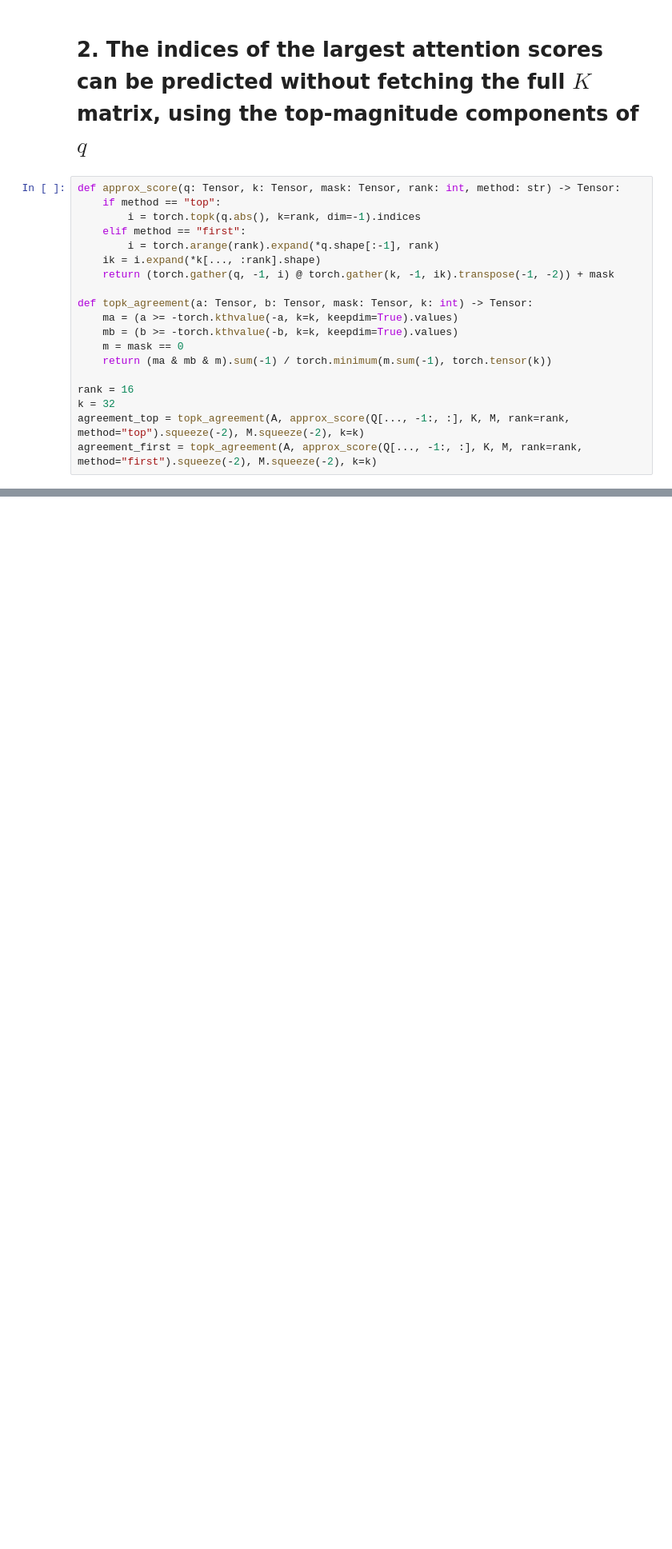
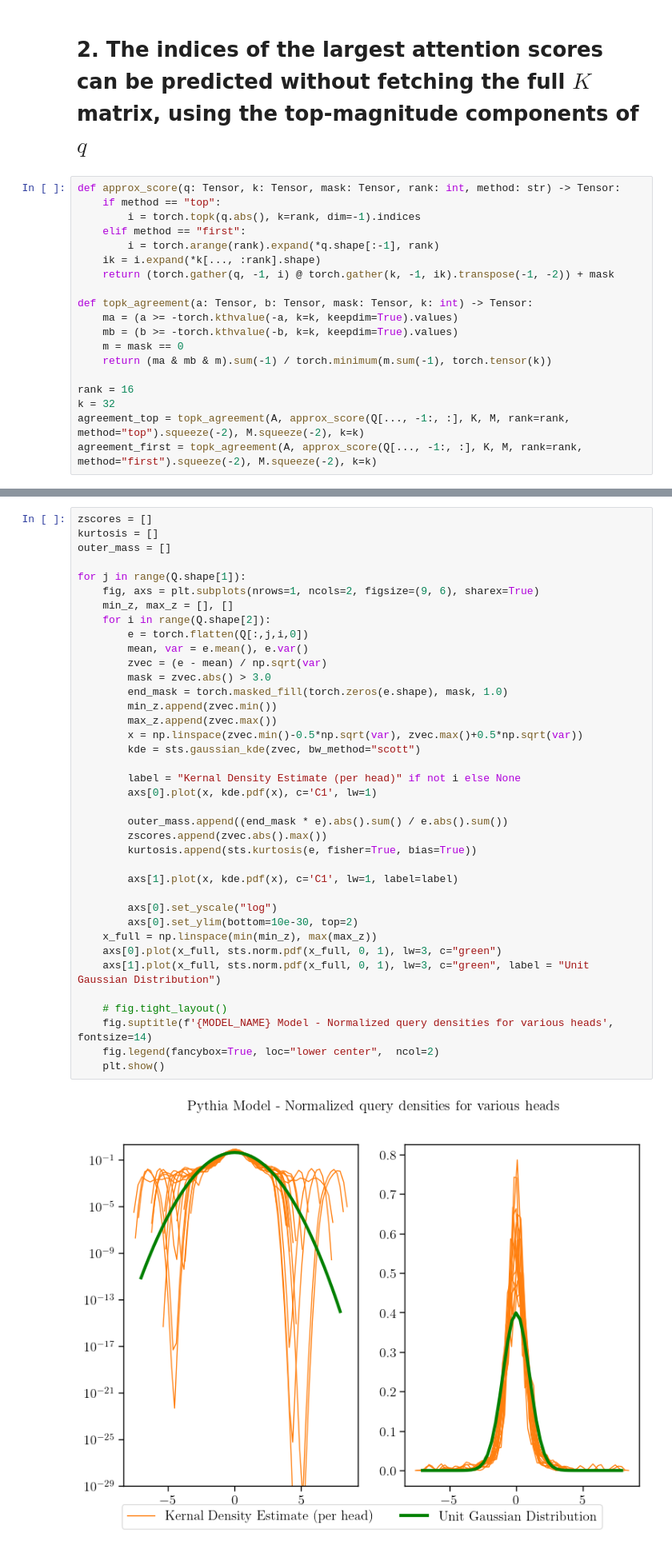
Before and after one commit to graphcore-research/llm-inference-research, a Jupyter notebook: 2023-sparse-attention/rmoe-73-paper/Analysis.ipynb, the cells around one changed output, grey strips where cells are left out. Shown at 80% size. Cells and saved outputs as stored; diff of their text form; blank space fills up the shorter version.

```diff
--- a/2023-sparse-attention/rmoe-73-paper/Analysis.ipynb
+++ b/2023-sparse-attention/rmoe-73-paper/Analysis.ipynb
@@ -129,0 +227,40 @@ plt.savefig("out/approximation_overlap_distribution.pdf", bbox_inches="tight");
+# %%
+zscores = []
+kurtosis = []
+outer_mass = []
+
+for j in range(Q.shape[1]):
+    fig, axs = plt.subplots(nrows=1, ncols=2, figsize=(9, 6), sharex=True)
+    min_z, max_z = [], []
+    for i in range(Q.shape[2]):
+        e = torch.flatten(Q[:,j,i,0])
+        mean, var = e.mean(), e.var()
+        zvec = (e - mean) / np.sqrt(var)
+        mask = zvec.abs() > 3.0
+        end_mask = torch.masked_fill(torch.zeros(e.shape), mask, 1.0)
+        min_z.append(zvec.min())
+        max_z.append(zvec.max())
+        x = np.linspace(zvec.min()-0.5*np.sqrt(var), zvec.max()+0.5*np.sqrt(var))
+        kde = sts.gaussian_kde(zvec, bw_method="scott")
+
+        label = "Kernal Density Estimate (per head)" if not i else None
+        axs[0].plot(x, kde.pdf(x), c='C1', lw=1)
+
+        outer_mass.append((end_mask * e).abs().sum() / e.abs().sum())
+        zscores.append(zvec.abs().max())
+        kurtosis.append(sts.kurtosis(e, fisher=True, bias=True))
+
+        axs[1].plot(x, kde.pdf(x), c='C1', lw=1, label=label)
+
+        axs[0].set_yscale("log")
+        axs[0].set_ylim(bottom=10e-30, top=2)
+    x_full = np.linspace(min(min_z), max(max_z))
+    axs[0].plot(x_full, sts.norm.pdf(x_full, 0, 1), lw=3, c="green")
+    axs[1].plot(x_full, sts.norm.pdf(x_full, 0, 1), lw=3, c="green", label = "Unit Gaussian Distribution")
+
+    # fig.tight_layout()
+    fig.suptitle(f'{MODEL_NAME} Model - Normalized query densities for various heads', fontsize=14)
+    fig.legend(fancybox=True, loc="lower center",  ncol=2)
+    plt.show()
+# %% [output]
+[figure, added]
```
Also changed, not shown: parts of 23 cells of this notebook.
